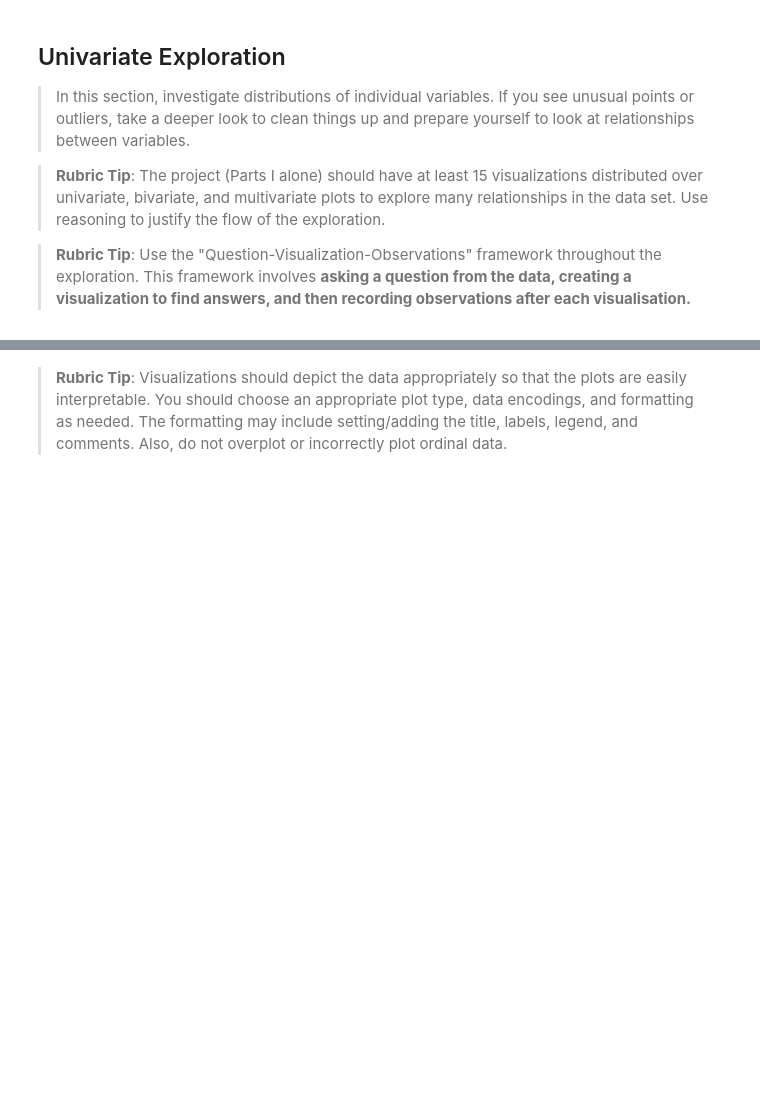
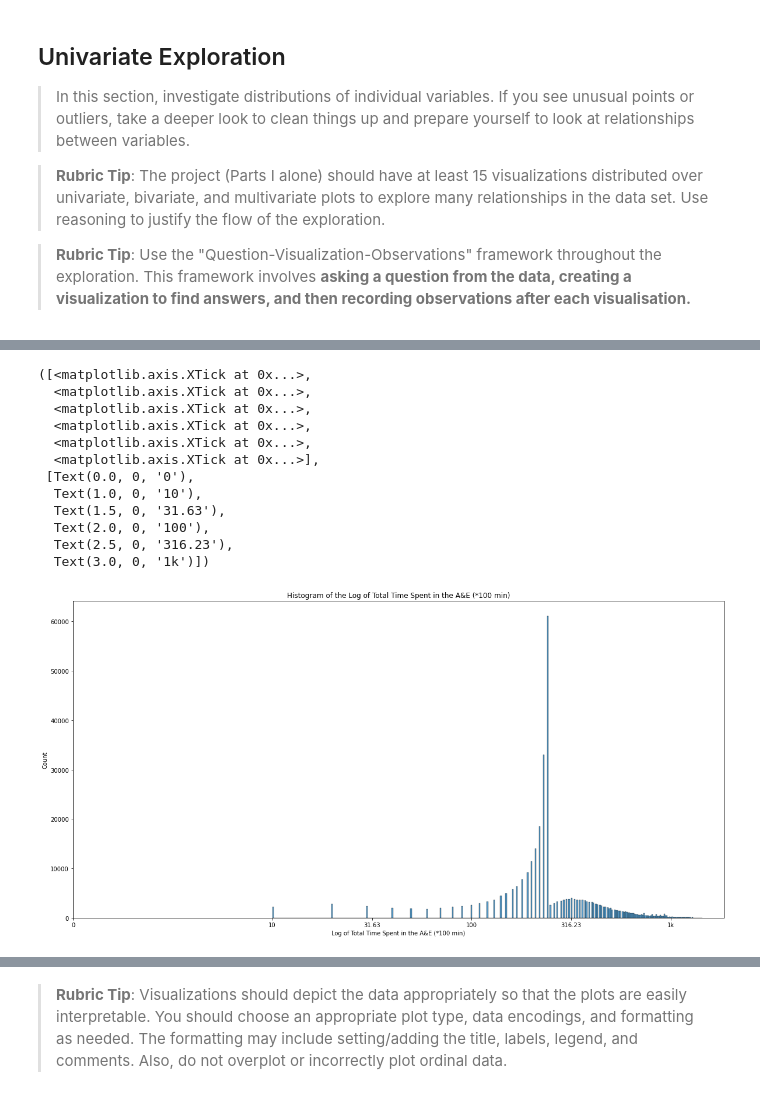
Before and after one commit to biogear13/A-E_admitted_Synthetic_Data, a Jupyter notebook: AandE_admission_EA.ipynb, the cells around one changed output, grey strips where cells are left out. Saved outputs shown, nothing was run; the diff lists cells and outputs as text; code cells hidden in the pictures; blank space fills up the shorter version.

```diff
--- a/AandE_admission_EA.ipynb
+++ b/AandE_admission_EA.ipynb
@@ -267,0 +345,25 @@ and prepare yourself to look at relationships between variables.
+# %%
+# Create a function that graphs a histogram of the log of a variable
+def create_his_log(data, x, title):
+    data_copy = data
+    data_copy['log_var']=np.log10(data[x])
+    create_histogram(data_copy, 'log_var', title)
+# %%
+# Plot the histogram of the log of the value
+create_his_log(aedata_df, 'AE_Time_Mins', 'Log of Total Time Spent in the A&E (*100 min)')
+# Change the xticks to be more understandable
+plt.xticks([0,1.0,1.5,2.0,2.5,3.0], [0, 10, 31.63, 100, 316.23, '1k'])
+# %% [output]
+([<matplotlib.axis.XTick at 0x...>,
+  <matplotlib.axis.XTick at 0x...>,
+  <matplotlib.axis.XTick at 0x...>,
+  <matplotlib.axis.XTick at 0x...>,
+  <matplotlib.axis.XTick at 0x...>,
+  <matplotlib.axis.XTick at 0x...>],
+ [Text(0.0, 0, '0'),
+  Text(1.0, 0, '10'),
+  Text(1.5, 0, '31.63'),
+  Text(2.0, 0, '100'),
+  Text(2.5, 0, '316.23'),
+  Text(3.0, 0, '1k')])
+[figure, added]
```
Also changed, not shown: parts of 46 cells of this notebook.
